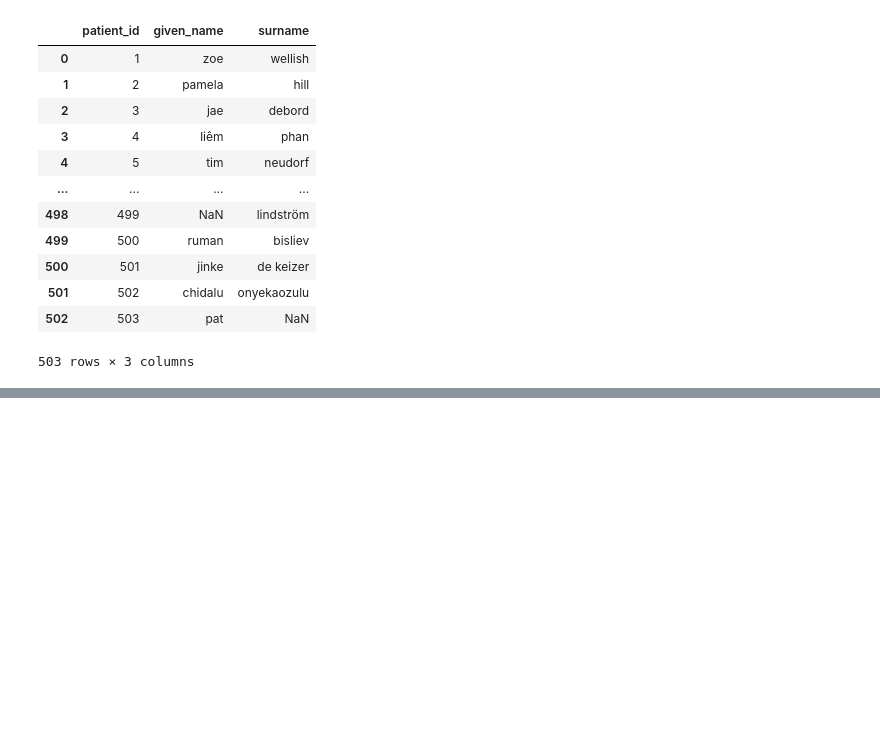
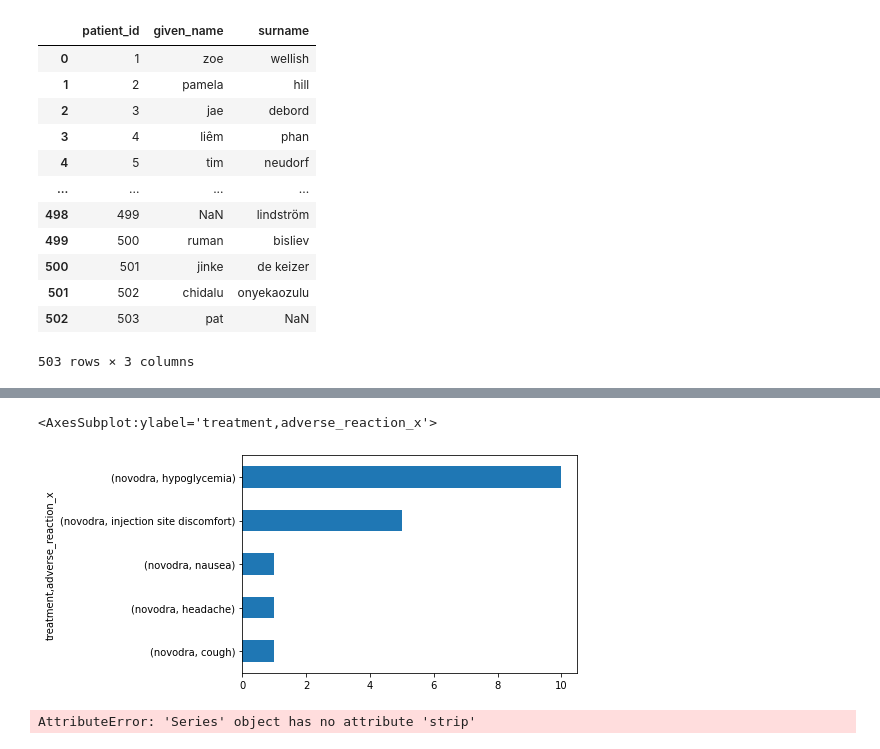
Before and after one commit to jacyee/insulin-drug-analysis, a Jupyter notebook: insulin_drug.ipynb, the cells around one changed output, grey strips where cells are left out. Cells and saved outputs as stored; diff of their text form; code cells hidden in the pictures; blank space fills up the shorter version.

```diff
--- a/insulin_drug.ipynb
+++ b/insulin_drug.ipynb
@@ -642,0 +694,10 @@ dtype: object
+# %%
+treatments_clean[treatments_clean.treatment=='novodra'].groupby('treatment').adverse_reaction_x.value_counts().sort_values().plot(kind='barh')
+# %% [output]
+<AxesSubplot:ylabel='treatment,adverse_reaction_x'>
+[figure, added]
+# %%
+# metric 2:pre-trial,post-trial mean insulin dosage change(IU - insulin unit)
+treatments_clean.dose_change = treatments_clean.dose_end.strip(-1).astype(float) - treatments_clean.dose_start.strip('u',1).astype(float)
+# %% [output]
+AttributeError: 'Series' object has no attribute 'strip'
```
Also changed, not shown: parts of 15 cells of this notebook.
